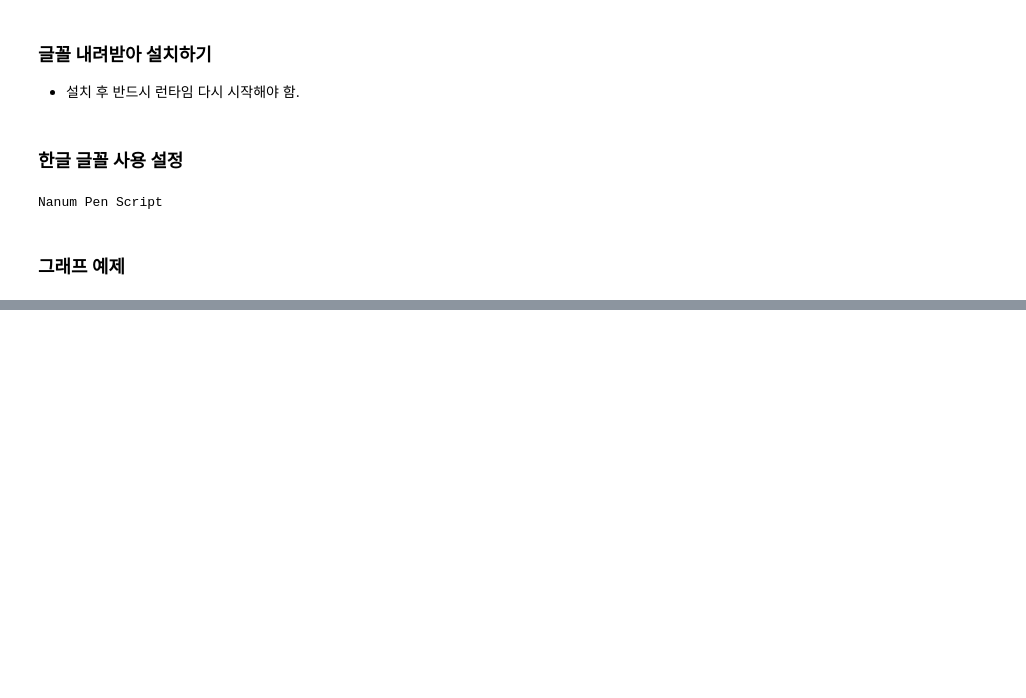
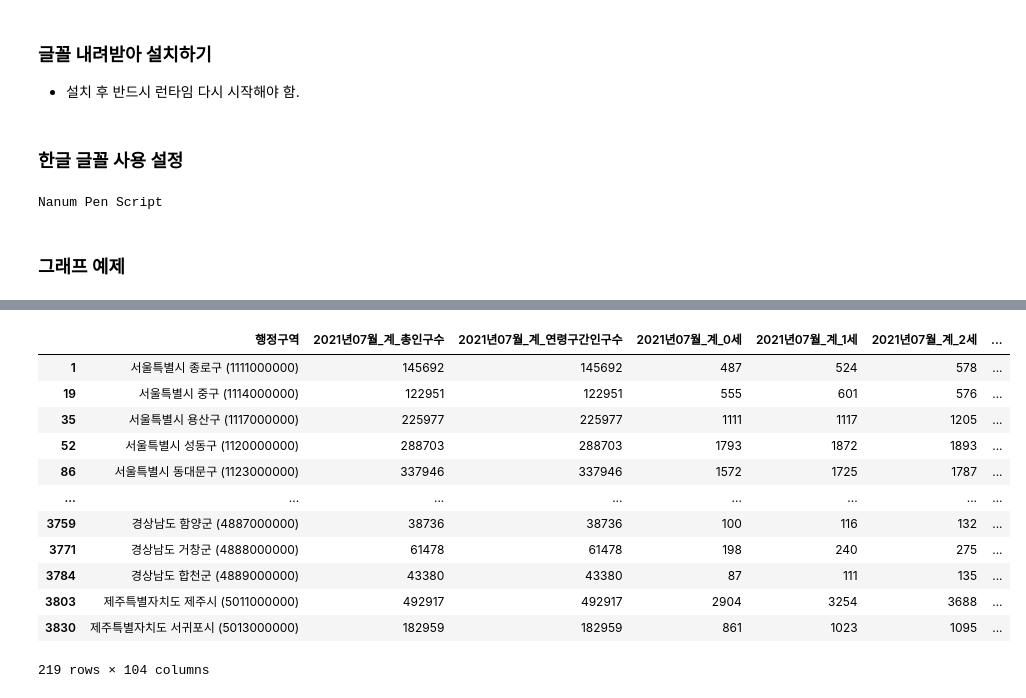
Before and after one commit to hvyrain/pythonall, a Jupyter notebook: korean_fonts_google_notofonts.ipynb, the cells around one changed output, grey strips where cells are left out. Drawn from its saved outputs; the diff is of its cells as text; code cells hidden in the pictures; blank space fills up the shorter version.

```diff
--- a/korean_fonts_google_notofonts.ipynb
+++ b/korean_fonts_google_notofonts.ipynb
@@ -66,0 +176,21 @@ plt.show()
+# %%
+# 000000 : 구 단위, matching 시켜 가져오기
+df = pd.read_csv('age-utf8.csv')
+# %%
+# 구군 단위만 가져오기
+df= df[~df['행정구역'].str.contains(r'0{8}', regex=True)]
+df[df['행정구역'].str.contains(r'0{6}', regex=True)]
+# %% [output]
+|  | 행정구역 | 2021년07월_계_총인구수 | 2021년07월_계_연령구간인구수 | 2021년07월_계_0세 | 2021년07월_계_1세 | 2021년07월_계_2세 | ... |
+| 1 | 서울특별시 종로구 (1111000000) | 145692 | 145692 | 487 | 524 | 578 | ... |
+| 19 | 서울특별시 중구 (1114000000) | 122951 | 122951 | 555 | 601 | 576 | ... |
+| 35 | 서울특별시 용산구 (1117000000) | 225977 | 225977 | 1111 | 1117 | 1205 | ... |
+| 52 | 서울특별시 성동구 (1120000000) | 288703 | 288703 | 1793 | 1872 | 1893 | ... |
+| 86 | 서울특별시 동대문구 (1123000000) | 337946 | 337946 | 1572 | 1725 | 1787 | ... |
+| ... | ... | ... | ... | ... | ... | ... | ... |
+| 3759 | 경상남도 함양군 (4887000000) | 38736 | 38736 | 100 | 116 | 132 | ... |
+| 3771 | 경상남도 거창군 (4888000000) | 61478 | 61478 | 198 | 240 | 275 | ... |
+| 3784 | 경상남도 합천군 (4889000000) | 43380 | 43380 | 87 | 111 | 135 | ... |
+| 3803 | 제주특별자치도 제주시 (5011000000) | 492917 | 492917 | 2904 | 3254 | 3688 | ... |
+| 3830 | 제주특별자치도 서귀포시 (5013000000) | 182959 | 182959 | 861 | 1023 | 1095 | ... |
+219 rows × 104 columns
```
Also changed, not shown: parts of 12 cells of this notebook.
